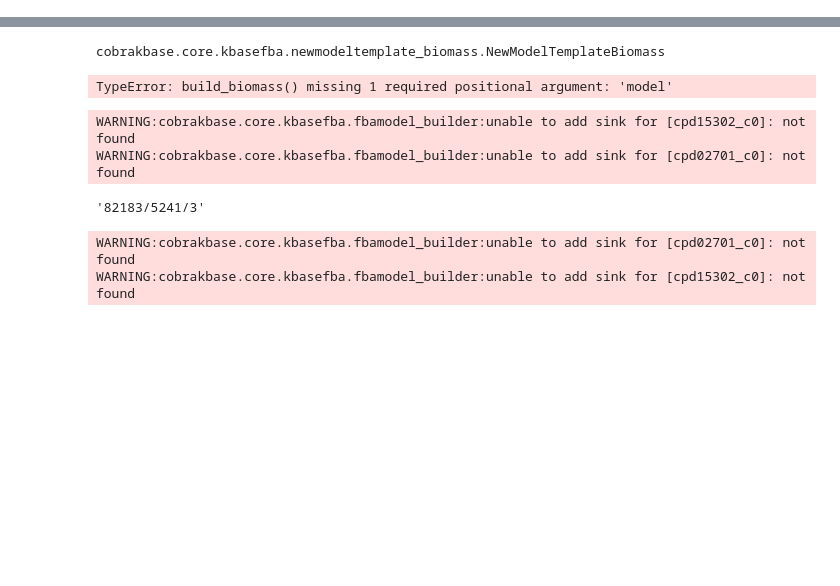
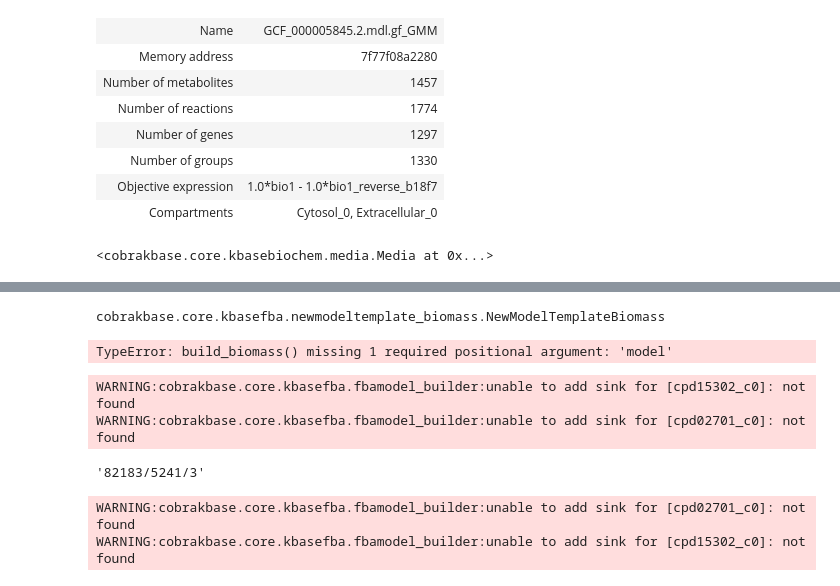
Before and after one commit to Fxe/cobrakbase, a Jupyter notebook: examples/ModelSEED/ModelReconstruction.ipynb, the cells around one changed output, grey strips where cells are left out. Drawn from its saved outputs; the diff is of its cells as text; code cells hidden in the pictures; blank space fills up the shorter version.

```diff
--- a/examples/ModelSEED/ModelReconstruction.ipynb
+++ b/examples/ModelSEED/ModelReconstruction.ipynb
@@ -8,2 +13,14 @@ cobrakbase 0.3.1
 # %%
 kbase = cobrakbase.KBaseAPI()
+# %%
+model = kbase.get_from_ws('GCF_000005845.2.mdl.gf_GMM', 12218)
+model
+# %% [output]
+| Name | GCF_000005845.2.mdl.gf_GMM |
+| Memory address | 7f77f08a2280 |
+| Number of metabolites | 1457 |
+| Number of reactions | 1774 |
+| Number of genes | 1297 |
+| Number of groups | 1330 |
+| Objective expression | 1.0*bio1 - 1.0*bio1_reverse_b18f7 |
+| Compartments | Cytosol_0, Extracellular_0 |
@@ -9,0 +29,5 @@ kbase = cobrakbase.KBaseAPI()
+# %%
+media = kbase.get_from_ws('Carbon-D-Glucose', 12218)
+media
+# %% [output]
+<cobrakbase.core.kbasebiochem.media.Media at 0x...>
```
Also changed, not shown: parts of 25 cells of this notebook, 5 other files.
